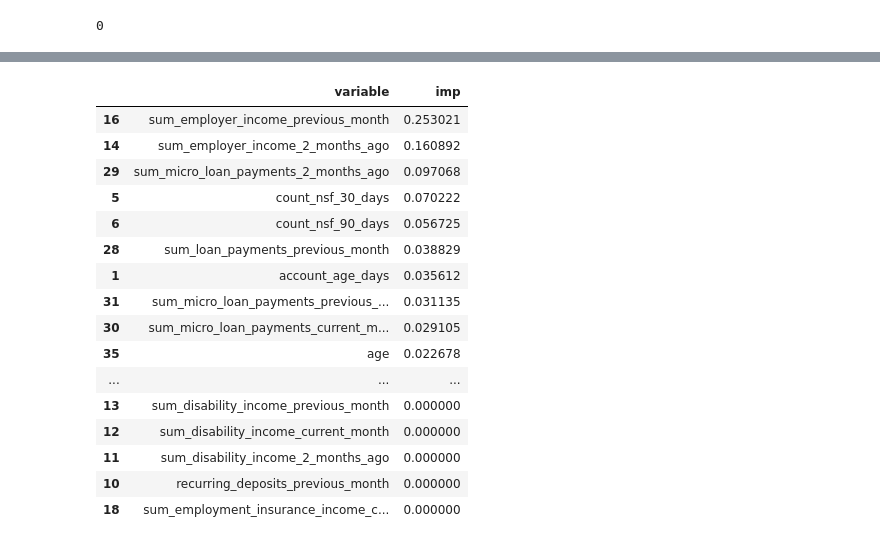
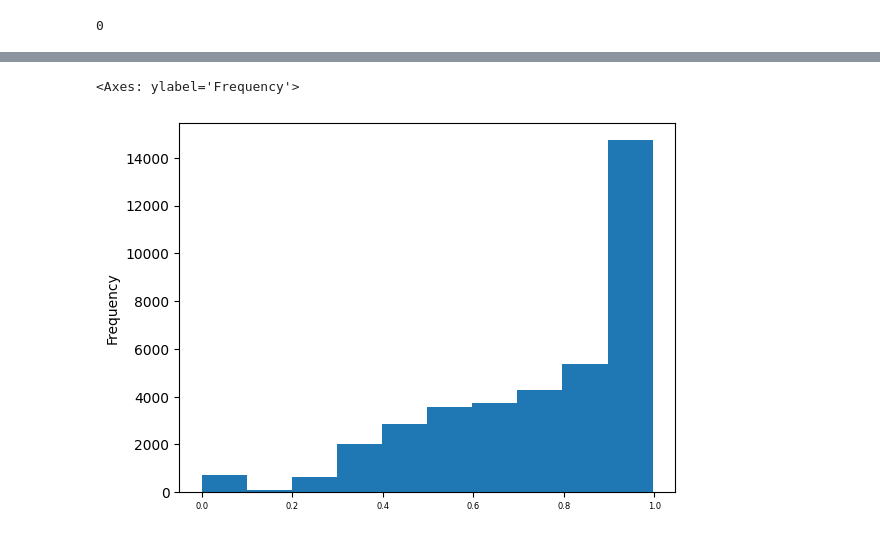
Before and after one commit to klahrich/westgate, a Jupyter notebook: refusal_model/refusal.ipynb, the cells around one changed output, grey strips where cells are left out. Saved outputs shown, nothing was run; the diff lists cells and outputs as text; code cells hidden in the pictures.

```diff
--- a/refusal_model/refusal.ipynb
+++ b/refusal_model/refusal.ipynb
@@ -172,0 +204,3 @@ fig = combo_chart(perf_df, xvar='y_pred', q=10, yvar='y_test', ylabel='Refusal r
+# %%
+X_full = pd.concat([X_train, X_test])
+y_full = pd.concat([y_train, y_test])
@@ -173,20 +221,9 @@ fig = combo_chart(perf_df, xvar='y_pred', q=10, yvar='y_test', ylabel='Refusal r
 # %%
-refusal_model.feat_imp()
+refusal_model.save()
-# %% [output]
-|  | variable | imp |
-| 16 | sum_employer_income_previous_month | 0.253021 |
-| 14 | sum_employer_income_2_months_ago | 0.160892 |
-| 29 | sum_micro_loan_payments_2_months_ago | 0.097068 |
-| 5 | count_nsf_30_days | 0.070222 |
-| 6 | count_nsf_90_days | 0.056725 |
-| 28 | sum_loan_payments_previous_month | 0.038829 |
-| 1 | account_age_days | 0.035612 |
-| 31 | sum_micro_loan_payments_previous_... | 0.031135 |
-| 30 | sum_micro_loan_payments_current_m... | 0.029105 |
-| 35 | age | 0.022678 |
-| ... | ... | ... |
-| 13 | sum_disability_income_previous_month | 0.000000 |
-| 12 | sum_disability_income_current_month | 0.000000 |
-| 11 | sum_disability_income_2_months_ago | 0.000000 |
-| 10 | recurring_deposits_previous_month | 0.000000 |
-| 18 | sum_employment_insurance_income_c... | 0.000000 |
+# %%
+y_pred_proba = refusal_model.predict_proba(X_full, filter=False, engineer=False)['pred_proba']
+# %%
+y_pred_proba.plot.hist()
+# %% [output]
+<Axes: ylabel='Frequency'>
+[figure, added]
```
Also changed, not shown: parts of 28 cells of this notebook, 28 other files.
